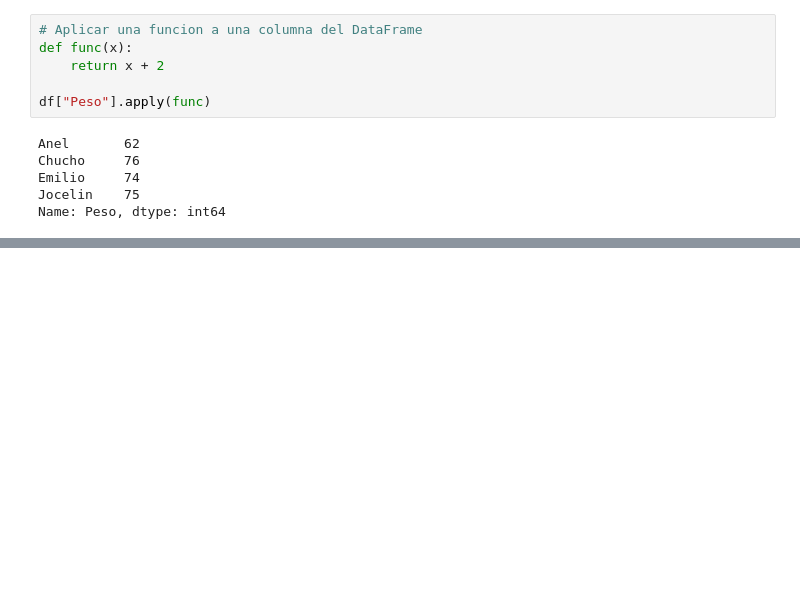
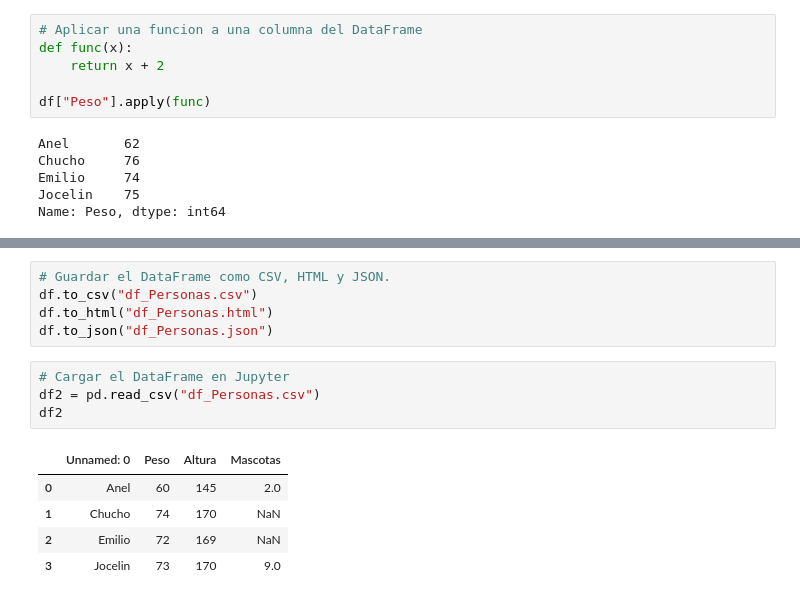
Before and after one commit to itsFDavid/Simulacion, a Jupyter notebook: 02-Pandas/02-Pandas.ipynb, the cells around one changed output, grey strips where cells are left out. Saved outputs shown, nothing was run; the diff lists cells and outputs as text; blank space fills up the shorter version.

Commit message:
add methods to load and save DataFrame

```diff
--- a/02-Pandas/02-Pandas.ipynb
+++ b/02-Pandas/02-Pandas.ipynb
@@ -471,0 +490,15 @@ Name: Peso, dtype: int64
+# %%
+# Guardar el DataFrame como CSV, HTML y JSON.
+df.to_csv("df_Personas.csv")
+df.to_html("df_Personas.html")
+df.to_json("df_Personas.json")
+# %%
+# Cargar el DataFrame en Jupyter
+df2 = pd.read_csv("df_Personas.csv")
+df2
+# %% [output]
+|  | Unnamed: 0 | Peso | Altura | Mascotas |
+| 0 | Anel | 60 | 145 | 2.0 |
+| 1 | Chucho | 74 | 170 | NaN |
+| 2 | Emilio | 72 | 169 | NaN |
+| 3 | Jocelin | 73 | 170 | 9.0 |
```
Also changed, not shown: parts of 3 cells of this notebook.
